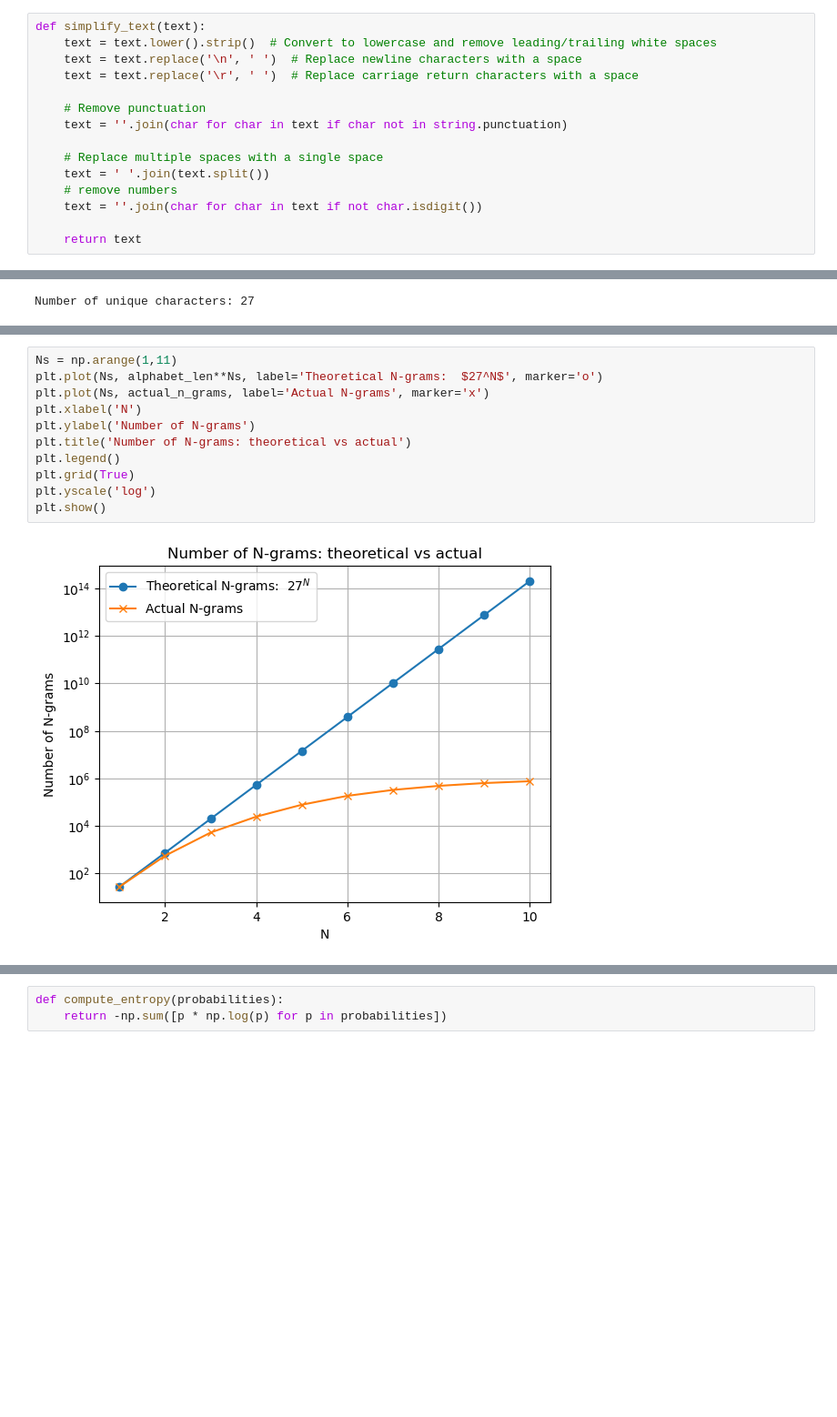
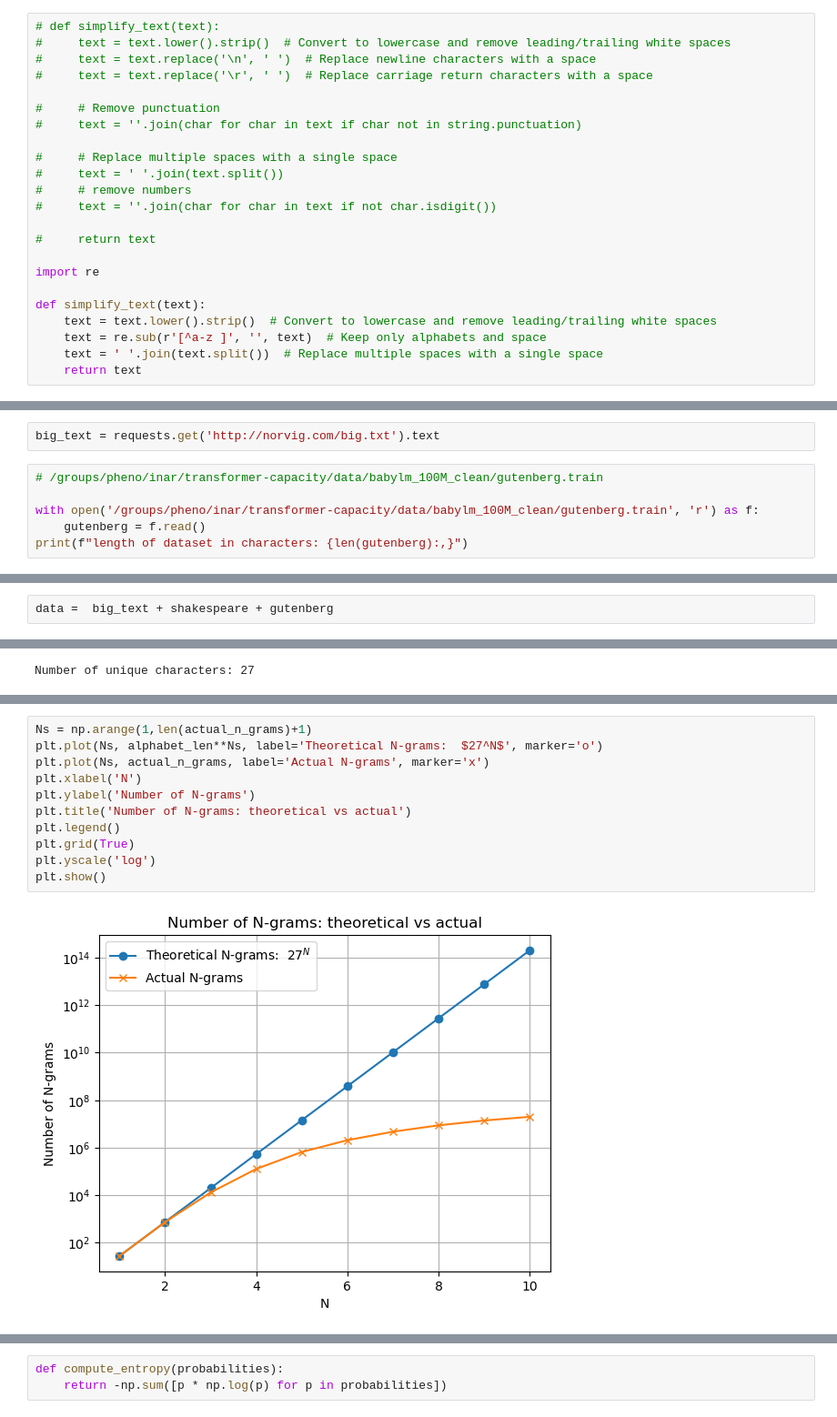
Before and after one commit to timinar/transformer-capacity, a Jupyter notebook: n-grams.ipynb, the cells around one changed output, grey strips where cells are left out. Shown: that part at 91% size. Cells and saved outputs as stored; diff of their text form; blank space fills up the shorter version.

```diff
--- a/n-grams.ipynb
+++ b/n-grams.ipynb
@@ -28,17 +24,25 @@ data[:100]
 # %%
+# def simplify_text(text):
+#     text = text.lower().strip()  # Convert to lowercase and remove leading/trailing white spaces
+#     text = text.replace('\n', ' ')  # Replace newline characters with a space
+#     text = text.replace('\r', ' ')  # Replace carriage return characters with a space
+
+#     # Remove punctuation
+#     text = ''.join(char for char in text if char not in string.punctuation)
+
+#     # Replace multiple spaces with a single space
+#     text = ' '.join(text.split())
+#     # remove numbers
+#     text = ''.join(char for char in text if not char.isdigit())
+
+#     return text
+
+import re
+
 def simplify_text(text):
     text = text.lower().strip()  # Convert to lowercase and remove leading/trailing white spaces
-    text = text.replace('\n', ' ')  # Replace newline characters with a space
-    text = text.replace('\r', ' ')  # Replace carriage return characters with a space
-
-    # Remove punctuation
-    text = ''.join(char for char in text if char not in string.punctuation)
-
-    # Replace multiple spaces with a single space
-    text = ' '.join(text.split())
-    # remove numbers
-    text = ''.join(char for char in text if not char.isdigit())
-
+    text = re.sub(r'[^a-z ]', '', text)  # Keep only alphabets and space
+    text = ' '.join(text.split())  # Replace multiple spaces with a single space
     return text
 # %%
 def unique_characters(text):
@@ -75,2 +80,10 @@ def normalize_ngram_counts(n_gram_counter):
 # %% [markdown]
 ## Prepare a chunk of text for n-gram analysis
+# %%
+big_text = requests.get('http://norvig.com/big.txt').text
+# %%
+# /groups/pheno/inar/transformer-capacity/data/babylm_100M_clean/gutenberg.train
+
+with open('/groups/pheno/inar/transformer-capacity/data/babylm_100M_clean/gutenberg.train', 'r') as f:
+    gutenberg = f.read()
+print(f"length of dataset in characters: {len(gutenberg):,}")
@@ -77,2 +92,4 @@ def normalize_ngram_counts(n_gram_counter):
+# %%
+data =  big_text + shakespeare + gutenberg
 # %%
 text_chunk_size = len(data)
@@ -121,16 +139,16 @@ for n in range(1, 11):
 # %%
-Ns = np.arange(1,11)
+Ns = np.arange(1,len(actual_n_grams)+1)
 plt.plot(Ns, alphabet_len**Ns, label='Theoretical N-grams:  $27^N$', marker='o')
 plt.plot(Ns, actual_n_grams, label='Actual N-grams', marker='x')
 plt.xlabel('N')
 plt.ylabel('Number of N-grams')
 plt.title('Number of N-grams: theoretical vs actual')
 plt.legend()
 plt.grid(True)
 plt.yscale('log')
 plt.show()
 # %% [output]
-[figure, old version]
+[figure, new version]
 # %%
 # Extract bigram probabilities from computed_n_grams
 bigram_probabilities = normalize_ngram_counts(computed_n_grams[2])
```
Also changed, not shown: parts of 18 cells of this notebook, 2 other files.
